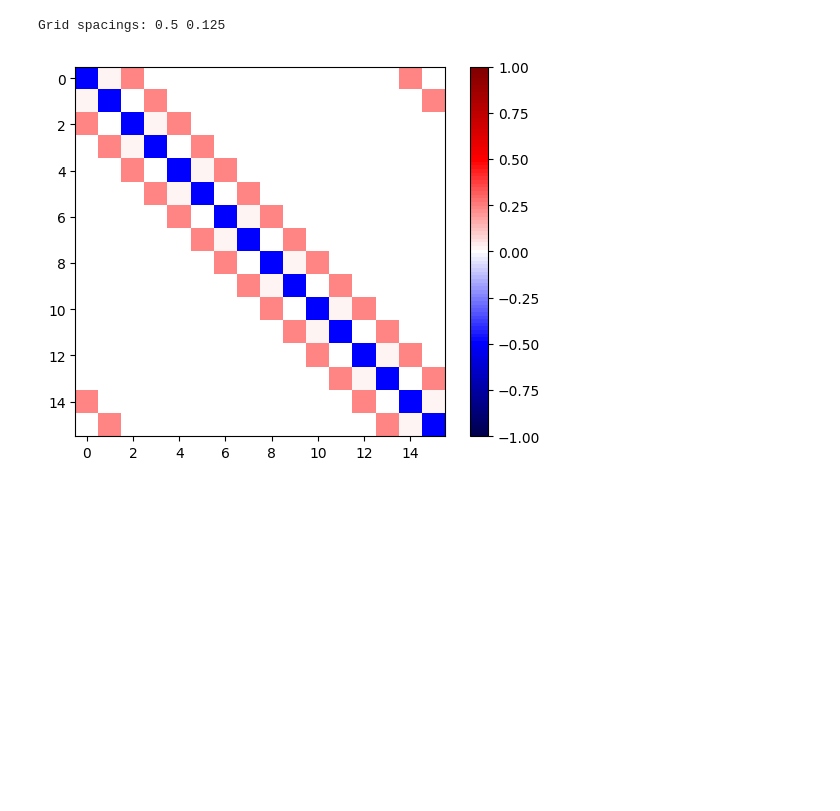
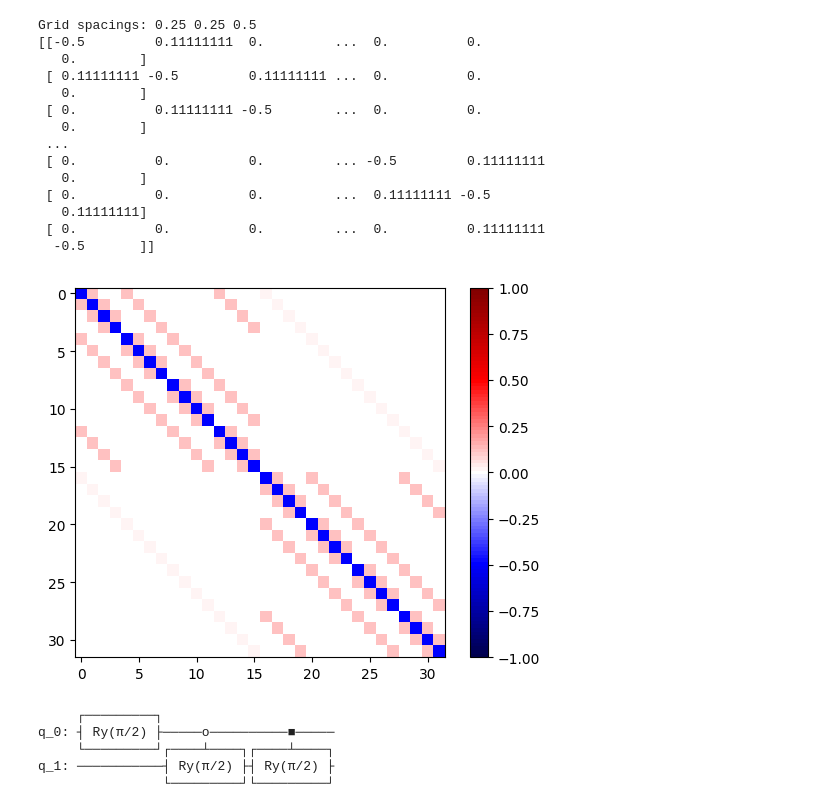
Before and after one commit to TDC28/laplacian_beqc, a Jupyter notebook: varying_spacings.ipynb, the cells around one changed output. Drawn from its saved outputs; the diff is of its cells as text; code cells hidden in the pictures; blank space fills up the shorter version.

```diff
--- a/varying_spacings.ipynb
+++ b/varying_spacings.ipynb
@@ -8,21 +8,25 @@ from qiskit_aer import AerSimulator
 from shift_operators import ShiftDown, ShiftUp
 # %%
 def prepare_k_register(nqs):
-    # TODO: Finish this so it works for any number of dimensions
+    r"""State preparation for the k register to allow uneven grid spacings between each dimension."""
     k = int(np.ceil(np.log2(len(nqs))))
     n_points_squared = 2 ** (2 * np.array(nqs))
     omegas = n_points_squared / sum(n_points_squared)
+    even = sum(omegas[::2])
 
     qc = QuantumCircuit(k)
+    theta0 = 2 * np.arccos(np.sqrt(even))
+    qc.ry(theta0, 0)
 
-    theta0 = 2 * np.arccos(np.sqrt(sum(omegas[::2])))
-    qc.ry(theta0, 0)
+    if k == 2:
+        qc.cry(2 * np.arccos(np.sqrt(omegas[0] / even)), *qc.qubits, ctrl_state=0)
+        qc.cry(2 * np.arccos(np.sqrt(omegas[1] / (1 - even))), *qc.qubits)
 
     return qc
 
 
 def generate_laplacian_block_encoding(nqs, bcs):
-    r"""Build the quantum circuit for the block encoding of an N-dimensional Laplacian operator
+    r"""Build the quantum circuit for the block encoding of an N-dimensional Laplacian operator.
 
     Args:
         nqs (list[int]): Number of qubits for each dimension. Corresponds to 2**nq grid points per dimension.
@@ -141,13 +145,27 @@ def plot_heatmap(nqs, bcs, ncs=101, vmax=1.0):
     """
     qc = generate_laplacian_block_encoding(nqs, bcs)
     unitary = get_circuit_unitary(qc, nqs)
+    print(unitary)
     cmap = plt.get_cmap("seismic", ncs)
 
     plt.imshow(unitary, cmap=cmap, vmin=-vmax, vmax=vmax)
     plt.colorbar()
     plt.show()
 # %%
-plot_heatmap([1, 3], ["dirichlet", "periodic"])
+plot_heatmap([2, 2, 1], ["dirichlet", "periodic", "dirichlet"])
 # %% [output]
-Grid spacings: 0.5 0.125
+Grid spacings: 0.25 0.25 0.5
+[[-0.5         0.11111111  0.         ...  0.          0.
+   0.        ]
+ [ 0.11111111 -0.5         0.11111111 ...  0.          0.
+   0.        ]
+ [ 0.          0.11111111 -0.5        ...  0.          0.
+   0.        ]
+ ...
+ [ 0.          0.          0.         ... -0.5         0.11111111
+   0.        ]
+ [ 0.          0.          0.         ...  0.11111111 -0.5
+   0.11111111]
+ [ 0.          0.          0.         ...  0.          0.11111111
+  -0.5       ]]
-[figure, old version]
+[figure, new version]
@@ -153,0 +174,8 @@ Grid spacings: 0.5 0.125
+# %%
+prepare_k_register([2, 2, 2, 2]).draw()
+# %% [output]
+     ┌─────────┐
+q_0: ┤ Ry(π/2) ├─────o──────────■─────
+     └─────────┘┌────┴────┐┌────┴────┐
+q_1: ───────────┤ Ry(π/2) ├┤ Ry(π/2) ├
+                └─────────┘└─────────┘
```
Also changed, not shown: parts of 2 cells of this notebook, 2 other files.
